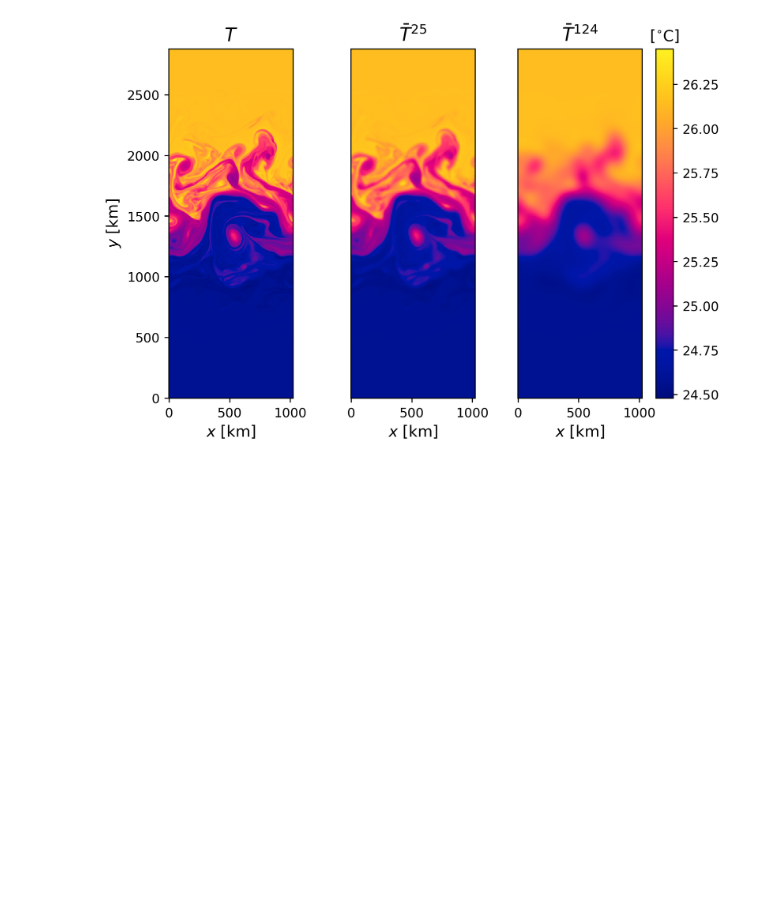
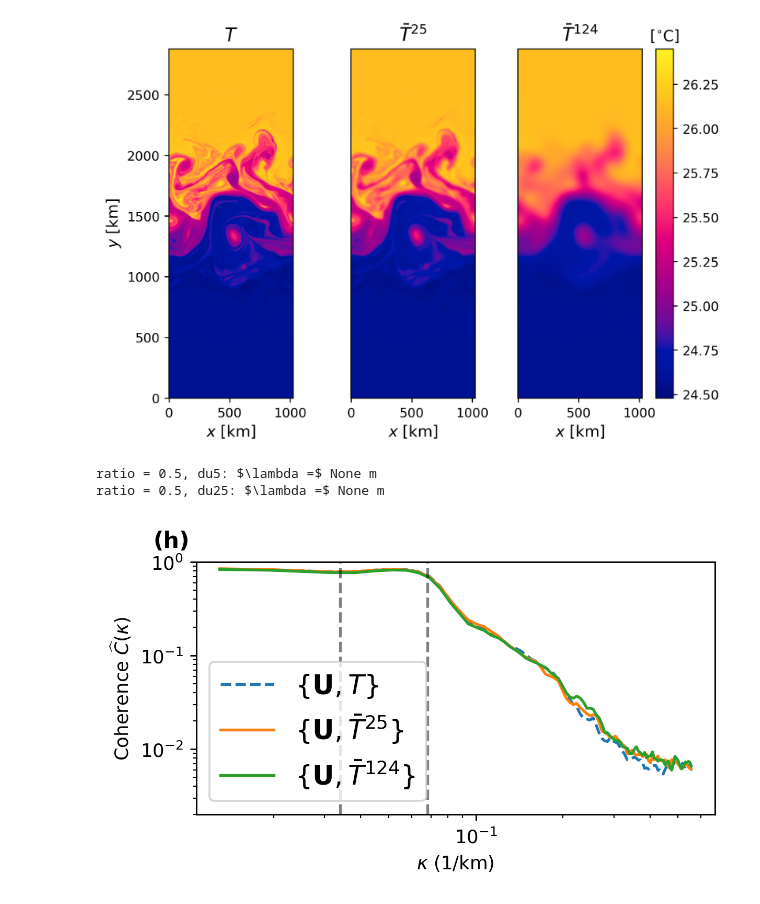
Before and after one commit to hannnwang/Extract_internal_tides_with_UNet_and_surface_field_synergy, a Jupyter notebook: analysis_and_plotting/filteredT_paper.ipynb, the cells around one changed output. Cells and saved outputs as stored; diff of their text form; code cells hidden in the pictures; blank space fills up the shorter version.

```diff
--- a/analysis_and_plotting/filteredT_paper.ipynb
+++ b/analysis_and_plotting/filteredT_paper.ipynb
@@ -49,6 +49,10 @@ snap_index = 100
 colorlist=['#DDAA33','#004488','#BB5566']
 figfolder = '../hwfigures/'
 iplotend = 90
+
+#incoming wavenumber
+kappain_midjet = 2*np.pi/(185000)#This is read at around y=1000 km
+#kappain = 2*np.pi/(167000)
 # %%
 #T_raw_train = inputfiles['arr_0'] #Dimension: time - channel - height - width (150-2-720-256)
 T_raw_test = inputfiles['arr_1']
@@ -364,0 +418,55 @@ fig.savefig(figfolder+'T_filtered.png', bbox_inches='tight',dpi = 256)
+# %%
+Coh_UTraw =  coh(UT_out_mod, Truth_test)
+Coh_UTdu5 =  coh(UT_du5_out_mod, Truth_test)
+Coh_UTdu25 =  coh(UT_du25_out_mod, Truth_test)
+
+dk = k[1]-k[0]
+kappa =  hwazimuthalAveAxis(np.zeros((nk,nl)), dk)
+
+fig1,axs1=plt.subplots(figsize=(5,2.5))
+fig1.set_dpi(256)
+axs1.loglog(kappa[1:iplotend]*1000,(Coh_UTraw[1:iplotend]),label=r'$\{\mathbf{U},T\}$', linestyle='--', linewidth=1.5)
+line_du5, = axs1.loglog(kappa[1:iplotend]*1000,(Coh_UTdu5[1:iplotend]),label=r'$\{\mathbf{U},\bar{T}^{25}\}$', linewidth=1.5)
+line_du25, = axs1.loglog(kappa[1:iplotend]*1000,(Coh_UTdu25[1:iplotend]),label=r'$\{\mathbf{U},\bar{T}^{124}\}$', linewidth=1.5)
+color_du5 = line_du5.get_color()
+color_du25 = line_du25.get_color()
+axs1.legend(loc='lower left', fontsize='x-large')
+axs1.set_ylim([0.002, 1])
+axs1.set_xlabel(r'$\kappa$ (1/km)')
+axs1.set_ylabel(r'Coherence $\widehat{C}(\kappa)$')
+
+# Get axes position in figure coordinates
+pos = axs1.get_position()
+xplot = pos.x0  # left of axis in figure coordinates
+yplot = pos.y1  # top of axis in figure coordinates
+# Add text slightly to left and above the axes
+fig1.text(xplot-0.01, yplot+0.03, '(h)', fontsize='large', fontweight='bold', va='bottom', ha='right')
+
+plt.axvline(x=kappain_midjet*1000, c='k', linestyle='--', alpha = 0.5) #, label =r'$x = 2 K_i$'
+plt.axvline(x=kappain_midjet*1000*2, c='k', linestyle='--', alpha = 0.5) #, label =r'$x = 2 K_i$'
+
+kappa_half_du25, lambda_half_du25, coh_half_du25 = lambda_rough(
+    kappa, Coh_UTraw, Coh_UTdu25, iplotend=iplotend, ratio_threshold=0.5)
+kappa_half_du5, lambda_half_du5,  coh_half_du5  = lambda_rough(
+    kappa, Coh_UTraw, Coh_UTdu5, iplotend=iplotend, ratio_threshold=0.5)
+print(r'ratio = 0.5, du5: $\lambda =$', lambda_half_du5,'m')
+print(r'ratio = 0.5, du25: $\lambda =$', lambda_half_du25,'m')
+
+if kappa_half_du5 is not None:
+    axs1.plot(kappa_half_du5*1000, coh_half_du5, marker='o', color=color_du5,
+          linestyle='None', markersize=5, zorder=6)
+    axs1.annotate('50%', (kappa_half_du5*1000, coh_half_du5),
+                  xytext=(4,4), textcoords='offset points',
+                  color=color_du5, fontsize=11)
+if kappa_half_du25 is not None:
+    axs1.plot(kappa_half_du25*1000, coh_half_du25, marker='o', color=color_du25,
+          linestyle='None', markersize=5, zorder=6)
+    axs1.annotate('50%', (kappa_half_du25*1000, coh_half_du25),
+                  xytext=(4,4), textcoords='offset points',
+                  color=color_du25, fontsize=11)
+
+fig1.savefig(figfolder+'Coh_UT_filteredT.png', bbox_inches='tight',dpi = 256)
+# %% [output]
+ratio = 0.5, du5: $\lambda =$ None m
+ratio = 0.5, du25: $\lambda =$ None m
+[figure, added]
```
Also changed, not shown: parts of 7 cells of this notebook, 3 other files.
